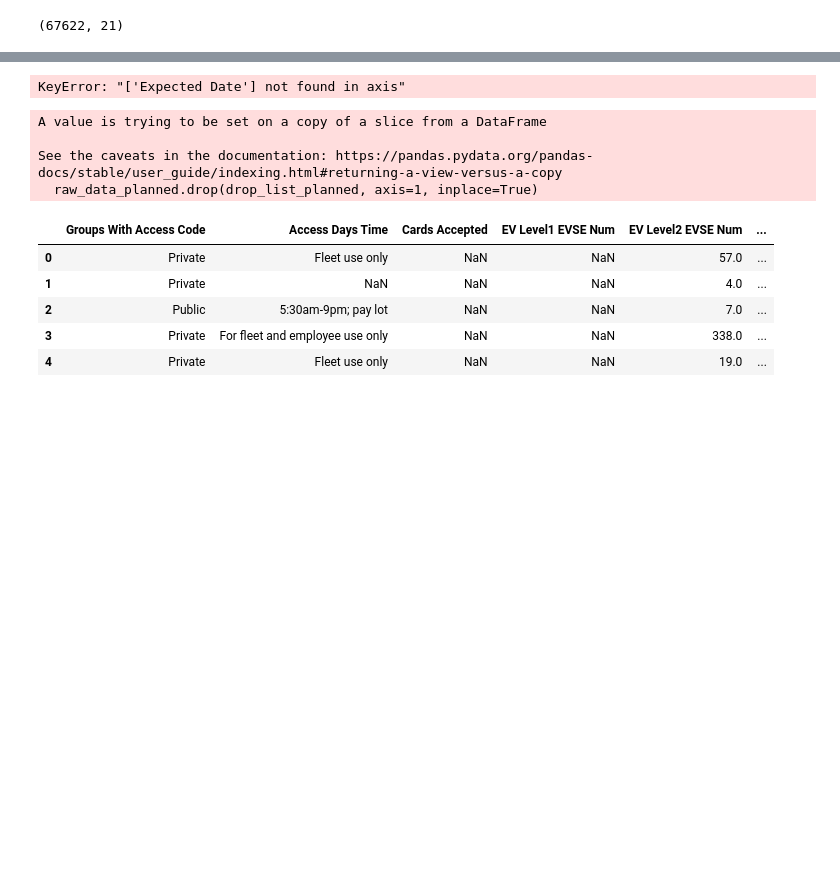
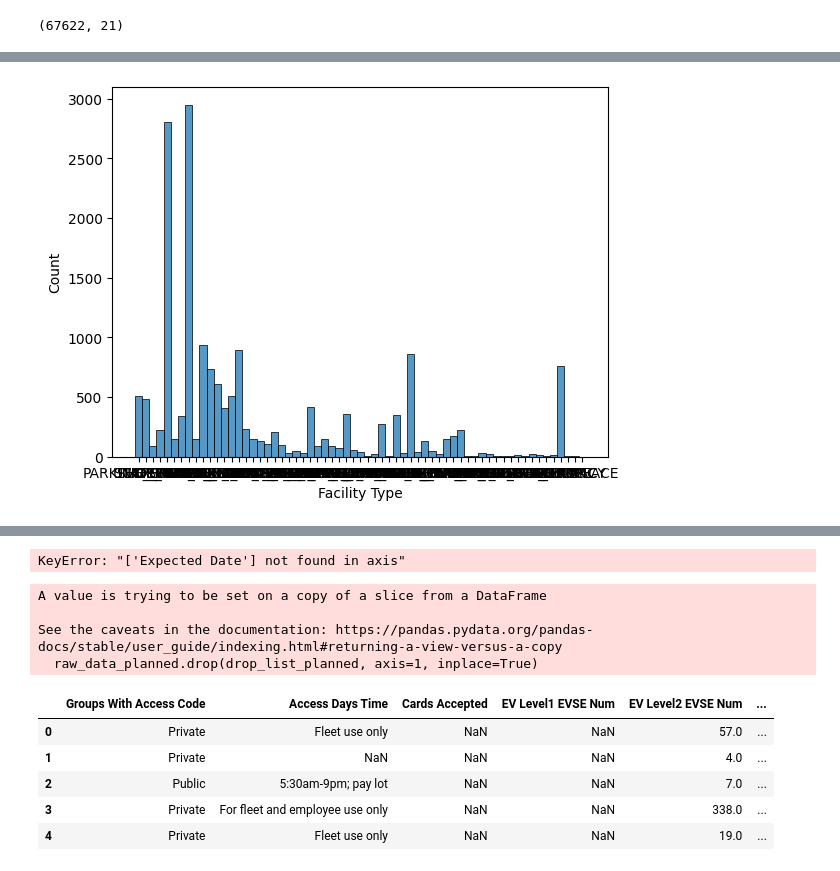
Before and after one commit to priest-yang/Electrifind, a Jupyter notebook: NREL_All_Stations_API.ipynb, the cells around one changed output, grey strips where cells are left out. Drawn from its saved outputs; the diff is of its cells as text; code cells hidden in the pictures; blank space fills up the shorter version.

```diff
--- a/NREL_All_Stations_API.ipynb
+++ b/NREL_All_Stations_API.ipynb
@@ -74,0 +142,4 @@ raw_data.Longitude = raw_data.Longitude.astype(float)
+# %%
+hist = sns.histplot(data=raw_data, x='Facility Type')
+# %% [output]
+[figure, added]
```
Also changed, not shown: parts of 9 cells of this notebook.
